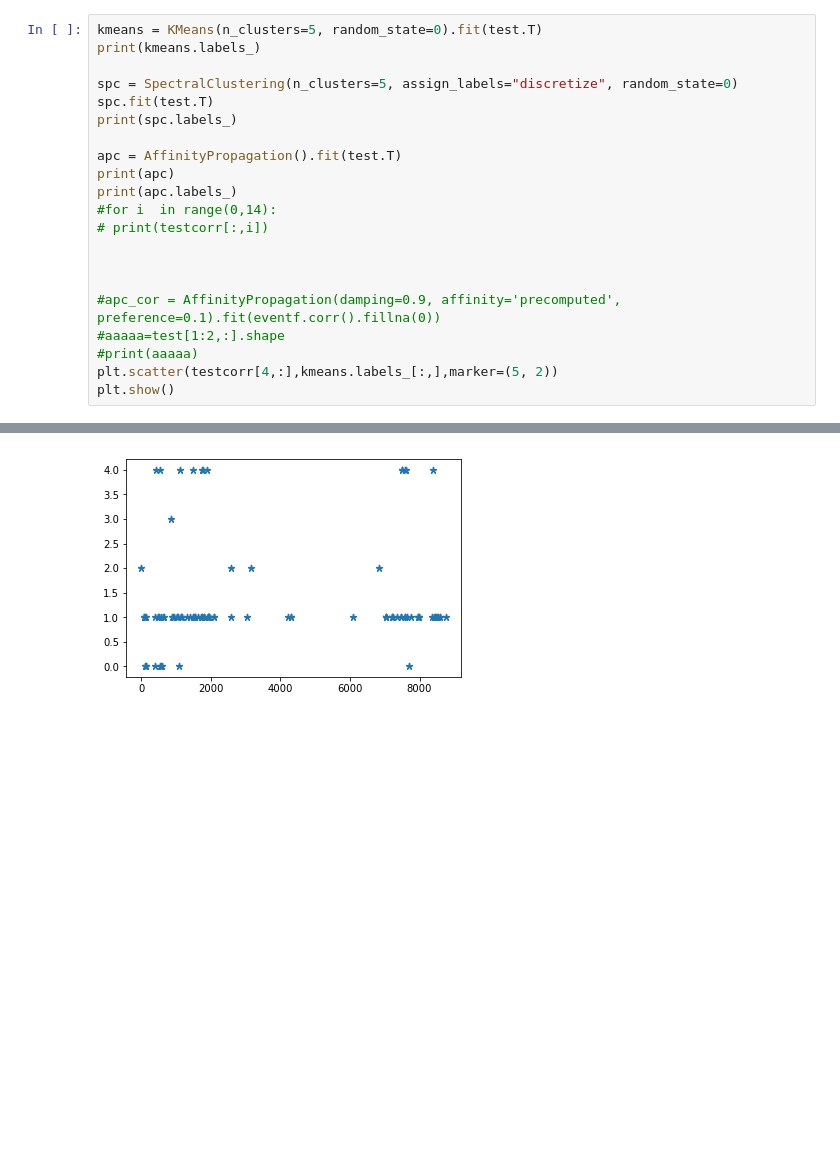
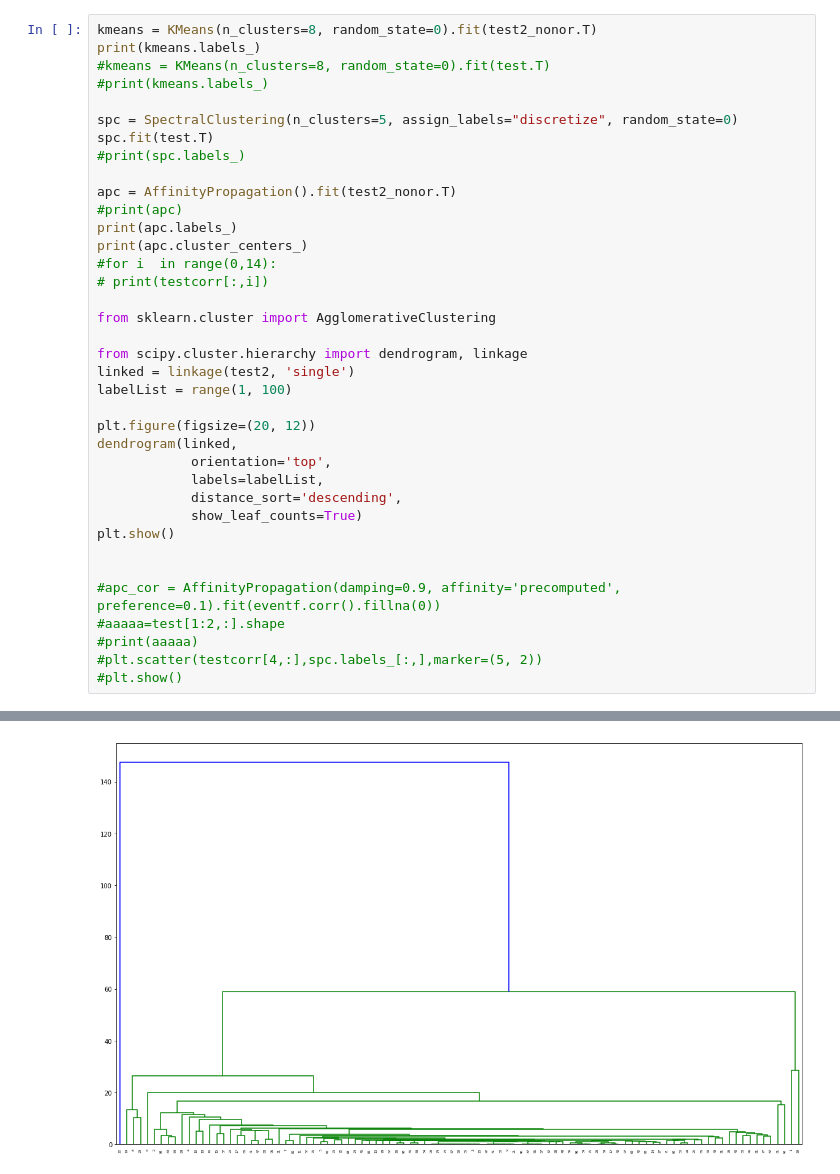
Before and after one commit to jerryjerry9/ce_2019, a Jupyter notebook: Untitled.ipynb, the cells around one changed output, grey strips where cells are left out. Saved outputs shown, nothing was run; the diff lists cells and outputs as text; blank space fills up the shorter version.

```diff
--- a/Untitled.ipynb
+++ b/Untitled.ipynb
@@ -67,22 +164,38 @@ print(eventff)
 # %%
-kmeans = KMeans(n_clusters=5, random_state=0).fit(test.T)
+kmeans = KMeans(n_clusters=8, random_state=0).fit(test2_nonor.T)
 print(kmeans.labels_)
+#kmeans = KMeans(n_clusters=8, random_state=0).fit(test.T)
+#print(kmeans.labels_)
 
 spc = SpectralClustering(n_clusters=5, assign_labels="discretize", random_state=0)
 spc.fit(test.T)
-print(spc.labels_)
+#print(spc.labels_)
 
-apc = AffinityPropagation().fit(test.T)
-print(apc)
+apc = AffinityPropagation().fit(test2_nonor.T)
+#print(apc)
 print(apc.labels_)
+print(apc.cluster_centers_)
 #for i  in range(0,14):
 # print(testcorr[:,i])
 
+from sklearn.cluster import AgglomerativeClustering
+
+from scipy.cluster.hierarchy import dendrogram, linkage
+linked = linkage(test2, 'single')
+labelList = range(1, 100)
+
+plt.figure(figsize=(20, 12))
+dendrogram(linked,
+            orientation='top',
+            labels=labelList,
+            distance_sort='descending',
+            show_leaf_counts=True)
+plt.show()
 
 
 #apc_cor = AffinityPropagation(damping=0.9, affinity='precomputed', preference=0.1).fit(eventf.corr().fillna(0))
 #aaaaa=test[1:2,:].shape
 #print(aaaaa)
-plt.scatter(testcorr[4,:],kmeans.labels_[:,],marker=(5, 2))
-plt.show()
+#plt.scatter(testcorr[4,:],spc.labels_[:,],marker=(5, 2))
+#plt.show()
 # %% [output]
@@ -101 +219 @@ AffinityPropagation(affinity='euclidean', convergence_iter=15, copy=True,
-[figure, old version]
+[figure, new version]
```
Also changed, not shown: parts of 10 cells of this notebook.
